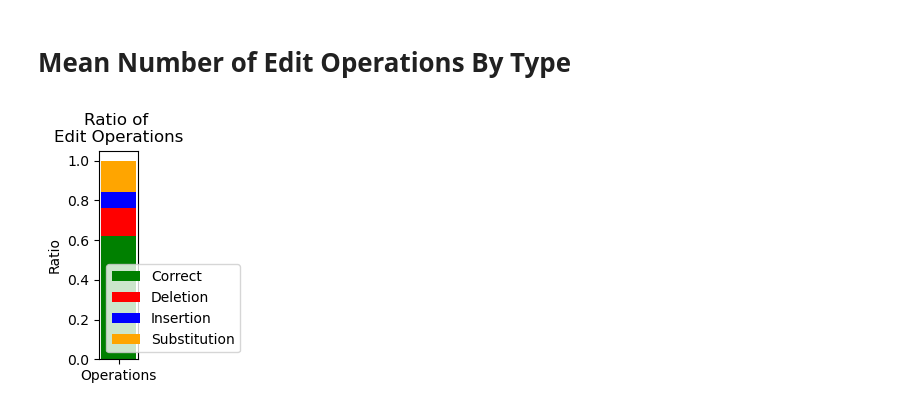
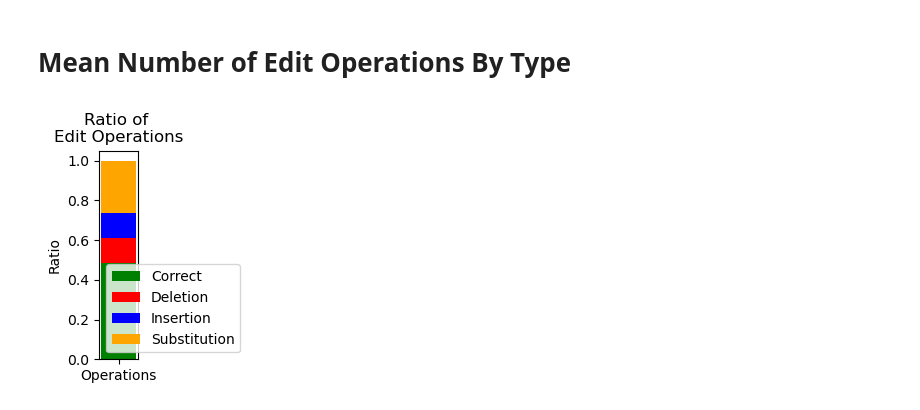
Before and after one commit to GGLAB-KU/twist, a Jupyter notebook: src/plot.ipynb, the cells around one changed output. Saved outputs shown, nothing was run; the diff lists cells and outputs as text; code cells hidden in the pictures.

Commit message:
analyze scientific -vs non scientific

```diff
--- a/src/plot.ipynb
+++ b/src/plot.ipynb
@@ -227,25 +238,27 @@ plt.show()
 # %%
 import matplotlib.pyplot as plt
 
 operations = ['Correct', 'Deletion', 'Insertion', 'Substitution']
 values = [0.6858199834823608, 0.11009945720434189, 0.088747538626194, 0.11562993377447128]
 # values = [0.6205440163612366, 0.14263427257537842, 0.07937006652355194, 0.15727949142456055] # char_filtered 5< & <250
+# scientific vs non-sci values
+values = [0.4831451177597046, 0.12651608884334564, 0.12821722030639648, 0.26211991906166077]
 colors = ['green', 'red', 'blue', 'orange']
 
 plt.figure(figsize=(1.2, 3))
 
 bottom_value = 0
 bars = []
 for value, color in zip(values, colors):
     bar = plt.bar('Operations', value, width=0.25, bottom=bottom_value, color=color)
     bars.append(bar)
     bottom_value += value
 
 plt.ylabel('Ratio')
 plt.title('Ratio of \nEdit Operations')
 plt.tight_layout()
 plt.legend(bars, operations)
 # plt.savefig('../data/edit_ops_percentage.png')
 plt.show()
 # %% [output]
-[figure, old version]
+[figure, new version]
```
Also changed, not shown: parts of 10 cells of this notebook, 1 other file.
